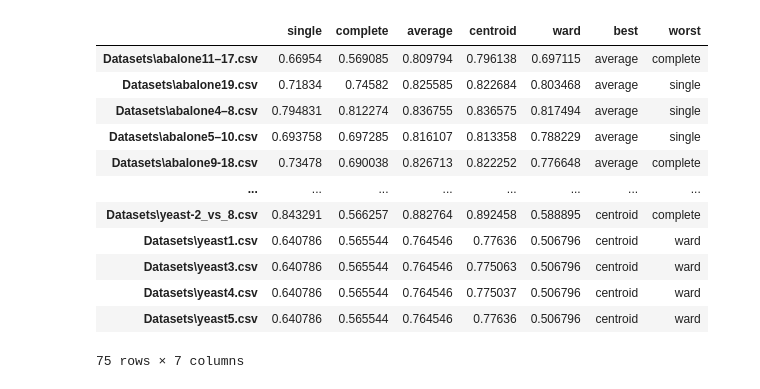
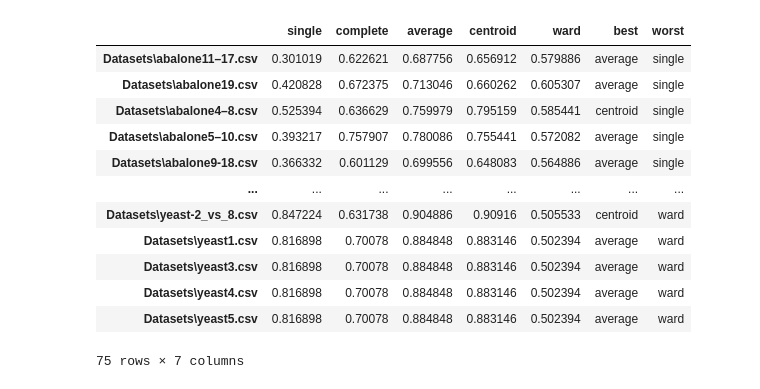
Before and after one commit to ghostqriver/AROSS, a Jupyter notebook: CPCC - Cophenetic Correlation Coefficient FOR Linkages.ipynb, the cells around one changed output. Cells and saved outputs as stored; diff of their text form; code cells hidden in the pictures.

```diff
--- a/CPCC - Cophenetic Correlation Coefficient FOR Linkages.ipynb
+++ b/CPCC - Cophenetic Correlation Coefficient FOR Linkages.ipynb
@@ -13,45 +13,45 @@ linkages = ['single','complete','average','centroid','ward']
 df = pd.DataFrame(columns= linkages + ['best','worst'],index=datasets)
 
 for dataset in tqdm.tqdm(datasets):
-    X,y = read_data(dataset,norm=False)
+    X,y = read_data(dataset,norm=True)
 #     X = X[y==1] # only min data
     cond_m = pdist(X)
 
     # linkages
     single_ = single(cond_m)
     complete_ = complete(cond_m)
     average_ = average(cond_m)
     centroid_ = centroid(cond_m)
     ward_ = ward(cond_m)
 
     # cophenetic correlation coefficient
     single_cp = cophenet(single_,cond_m)[0]
     complete_cp = cophenet(complete_,cond_m)[0]
     average_cp = cophenet(average_,cond_m)[0]
     centroid_cp = cophenet(centroid_,cond_m)[0]
     ward_cp = cophenet(ward_,cond_m)[0]
 
     # calculate best and worst
     coeffs = [single_cp,complete_cp,average_cp,centroid_cp,ward_cp]
     index_best = coeffs.index(max(coeffs))
     index_worst = coeffs.index(min(coeffs))
     b_w = [linkages[index_best],linkages[index_worst]]
 
     df.loc[dataset] = [single_cp,complete_cp,average_cp,centroid_cp,ward_cp]+b_w
 
 df
 # %% [output]
 |  | single | complete | average | centroid | ward | best | worst |
-| Datasets\abalone11–17.csv | 0.66954 | 0.569085 | 0.809794 | 0.796138 | 0.697115 | average | complete |
-| Datasets\abalone19.csv | 0.71834 | 0.74582 | 0.825585 | 0.822684 | 0.803468 | average | single |
-| Datasets\abalone4–8.csv | 0.794831 | 0.812274 | 0.836755 | 0.836575 | 0.817494 | average | single |
-| Datasets\abalone5–10.csv | 0.693758 | 0.697285 | 0.816107 | 0.813358 | 0.788229 | average | single |
-| Datasets\abalone9-18.csv | 0.73478 | 0.690038 | 0.826713 | 0.822252 | 0.776648 | average | complete |
+| Datasets\abalone11–17.csv | 0.301019 | 0.622621 | 0.687756 | 0.656912 | 0.579886 | average | single |
+| Datasets\abalone19.csv | 0.420828 | 0.672375 | 0.713046 | 0.660262 | 0.605307 | average | single |
+| Datasets\abalone4–8.csv | 0.525394 | 0.636629 | 0.759979 | 0.795159 | 0.585441 | centroid | single |
+| Datasets\abalone5–10.csv | 0.393217 | 0.757907 | 0.780086 | 0.755441 | 0.572082 | average | single |
+| Datasets\abalone9-18.csv | 0.366332 | 0.601129 | 0.699556 | 0.648083 | 0.564886 | average | single |
 | ... | ... | ... | ... | ... | ... | ... | ... |
-| Datasets\yeast-2_vs_8.csv | 0.843291 | 0.566257 | 0.882764 | 0.892458 | 0.588895 | centroid | complete |
-| Datasets\yeast1.csv | 0.640786 | 0.565544 | 0.764546 | 0.77636 | 0.506796 | centroid | ward |
-| Datasets\yeast3.csv | 0.640786 | 0.565544 | 0.764546 | 0.775063 | 0.506796 | centroid | ward |
-| Datasets\yeast4.csv | 0.640786 | 0.565544 | 0.764546 | 0.775037 | 0.506796 | centroid | ward |
-| Datasets\yeast5.csv | 0.640786 | 0.565544 | 0.764546 | 0.77636 | 0.506796 | centroid | ward |
+| Datasets\yeast-2_vs_8.csv | 0.847224 | 0.631738 | 0.904886 | 0.90916 | 0.505533 | centroid | ward |
+| Datasets\yeast1.csv | 0.816898 | 0.70078 | 0.884848 | 0.883146 | 0.502394 | average | ward |
+| Datasets\yeast3.csv | 0.816898 | 0.70078 | 0.884848 | 0.883146 | 0.502394 | average | ward |
+| Datasets\yeast4.csv | 0.816898 | 0.70078 | 0.884848 | 0.883146 | 0.502394 | average | ward |
+| Datasets\yeast5.csv | 0.816898 | 0.70078 | 0.884848 | 0.883146 | 0.502394 | average | ward |
 75 rows × 7 columns
 # %%
```
Also changed, not shown: parts of 1 cell of this notebook, 12 other files.
